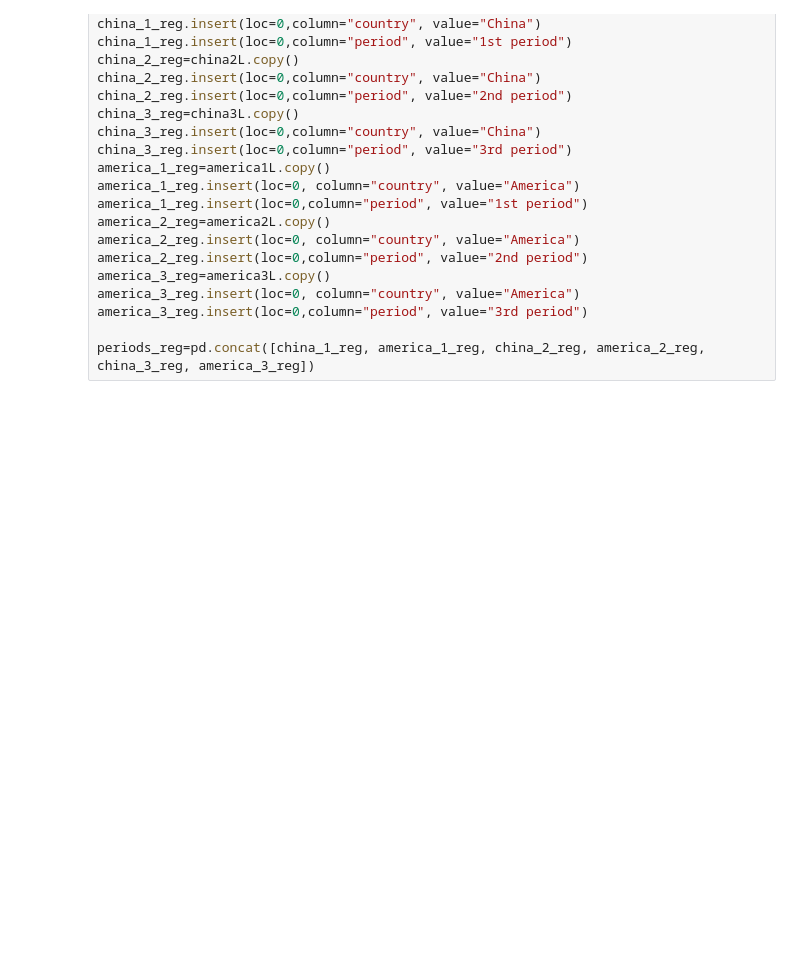
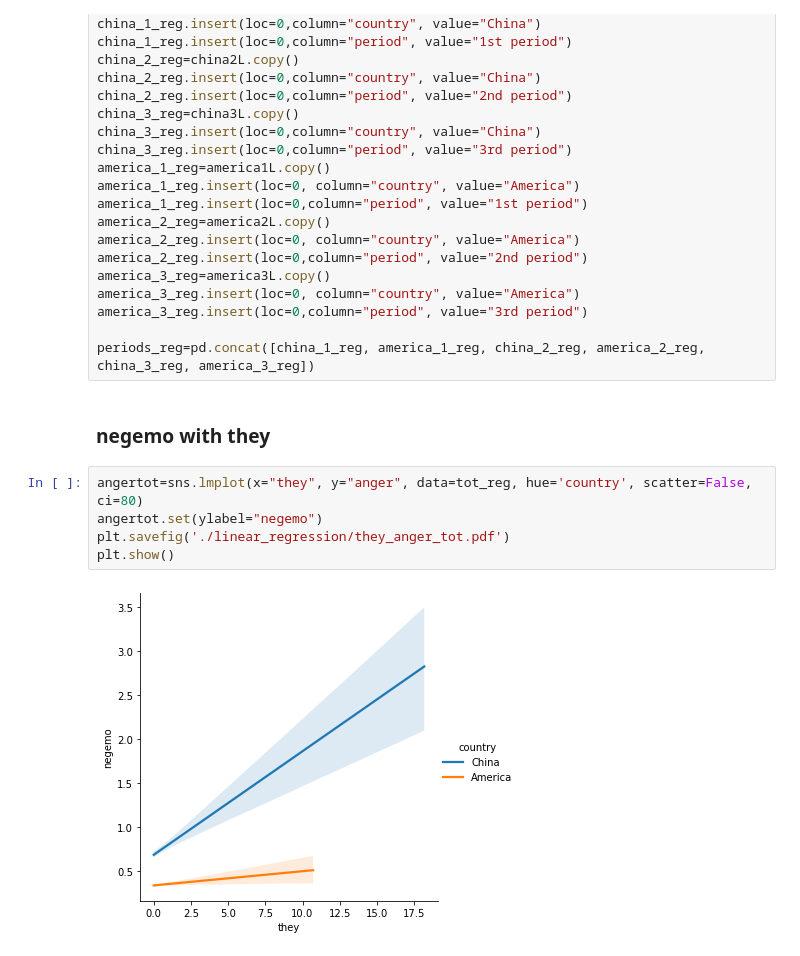
Before and after one commit to silviapoletti/Covid19-related-tweets-Network-Analysis, a Jupyter notebook: src/sentiment_analysis/statistics.ipynb, the cells around one changed output. Saved outputs shown, nothing was run; the diff lists cells and outputs as text; blank space fills up the shorter version.

```diff
--- a/src/sentiment_analysis/statistics.ipynb
+++ b/src/sentiment_analysis/statistics.ipynb
@@ -454,3 +491,12 @@ america_3_reg.insert(loc=0, column="country", value="America")
 america_3_reg.insert(loc=0,column="period", value="3rd period")
 
 periods_reg=pd.concat([china_1_reg, america_1_reg, china_2_reg, america_2_reg, china_3_reg, america_3_reg])
+# %% [markdown]
+### negemo with they
+# %%
+angertot=sns.lmplot(x="they", y="anger", data=tot_reg, hue='country', scatter=False, ci=80)
+angertot.set(ylabel="negemo")
+plt.savefig('./linear_regression/they_anger_tot.pdf')
+plt.show()
+# %% [output]
+[figure, added]
```
Also changed, not shown: parts of 27 cells of this notebook, 6 other files.
